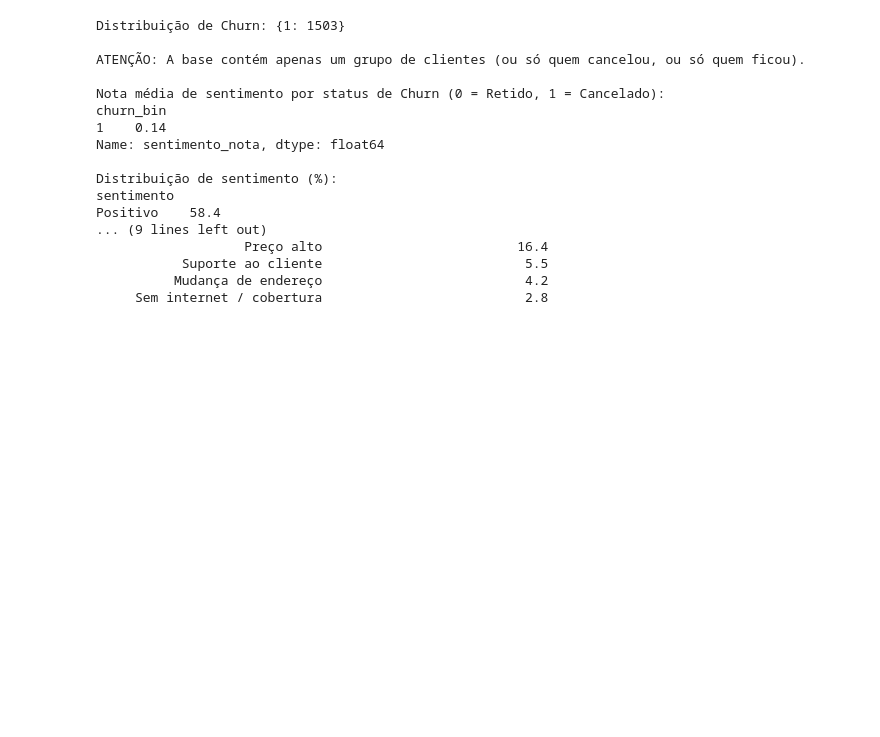
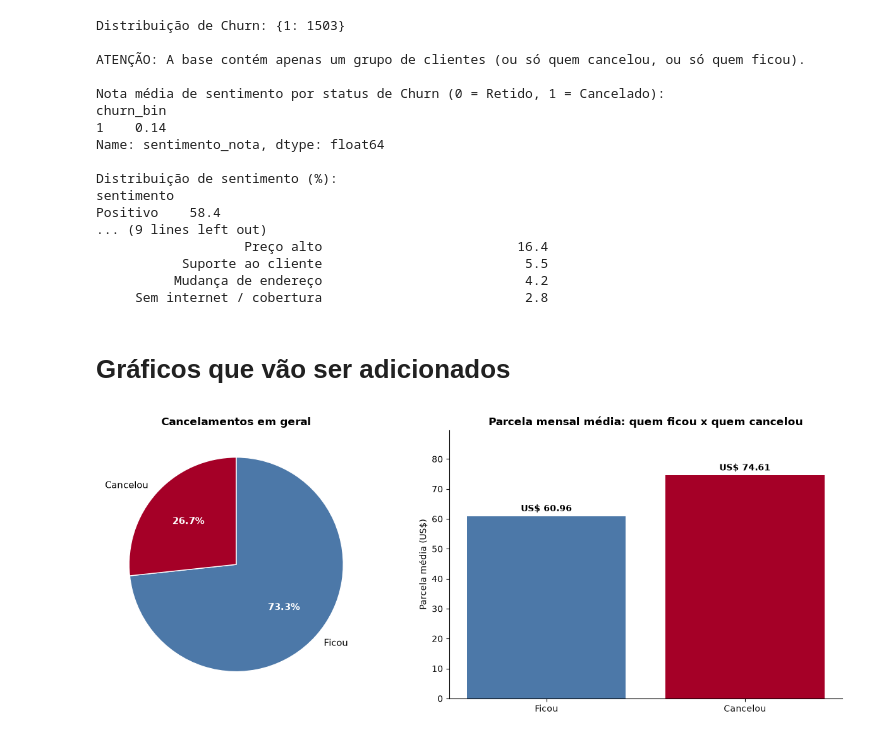
Before and after one commit to VictorLapaDev/Integrador-2-Semestre, a Jupyter notebook: notebook.ipynb, the cells around one changed output. Saved outputs shown, nothing was run; the diff lists cells and outputs as text; code cells hidden in the pictures; blank space fills up the shorter version.

Commit message:
feat: Adicionando gráficos antes de organizar

```diff
--- a/notebook.ipynb
+++ b/notebook.ipynb
@@ -777,3 +772,51 @@ Positivo    58.4
            Suporte ao cliente                          5.5
           Mudança de endereço                          4.2
      Sem internet / cobertura                          2.8
+# %% [markdown]
+# Gráficos que vão ser adicionados
+# %%
+import numpy as np
+import pandas as pd
+import matplotlib.pyplot as plt
+from matplotlib.ticker import FuncFormatter
+
+# df_silver = dataframe completo (todos os clientes), com Churn booleano
+df_churn = df_silver[df_silver["Churn"]]                       # só quem cancelou
+
+VERMELHO, AZUL, CINZA = "#a50027", "#4c78a8", "#8c8c8c"
+media_geral = df_churn.shape[0] / len(df_silver) * 100         # churn geral (26.7%)
+
+usd = lambda v: f"US$ {v:,.0f}".replace(",", ".")
+fmt_usd = FuncFormatter(lambda x, _: usd(x))
+
+# versão numérica auxiliar (Churn 0/1 e tenure inteiro) para médias e linhas
+base = df_silver.assign(Churn=df_silver["Churn"].astype(float), tenure=df_silver["tenure"].astype(int))
+# %%
+fig, axes = plt.subplots(1, 2, figsize=(13, 5))
+
+# Pizza: cancelou x ficou
+_, _, porcentagens = axes[0].pie(
+    [len(df_silver) - len(df_churn), len(df_churn)],
+    labels=["Ficou", "Cancelou"], colors=[AZUL, VERMELHO],
+    autopct=lambda p: f"{p:.1f}%", startangle=90, counterclock=False,
+    wedgeprops=dict(edgecolor="white"), textprops=dict(fontsize=11),
+)
+for texto in porcentagens:
+    texto.set_color("white")
+    texto.set_fontweight("bold")
+axes[0].set_title("Cancelamentos em geral", fontweight="bold")
+
+# Barras: parcela mensal média
+medias = [base.loc[base["Churn"] == 0, "MonthlyCharges"].mean(),
+          base.loc[base["Churn"] == 1, "MonthlyCharges"].mean()]
+barras = axes[1].bar(["Ficou", "Cancelou"], medias, color=[AZUL, VERMELHO])
+axes[1].bar_label(barras, labels=[f"US$ {m:.2f}" for m in medias], padding=3, fontweight="bold")
+axes[1].set_ylim(0, max(medias) * 1.2)
+axes[1].set_title("Parcela mensal média: quem ficou x quem cancelou", fontweight="bold")
+axes[1].set_ylabel("Parcela média (US$)")
+axes[1].spines[["top", "right"]].set_visible(False)
+
+plt.tight_layout()
+plt.show()
+# %% [output]
+[figure, added]
```
Also changed, not shown: parts of 11 cells of this notebook.
